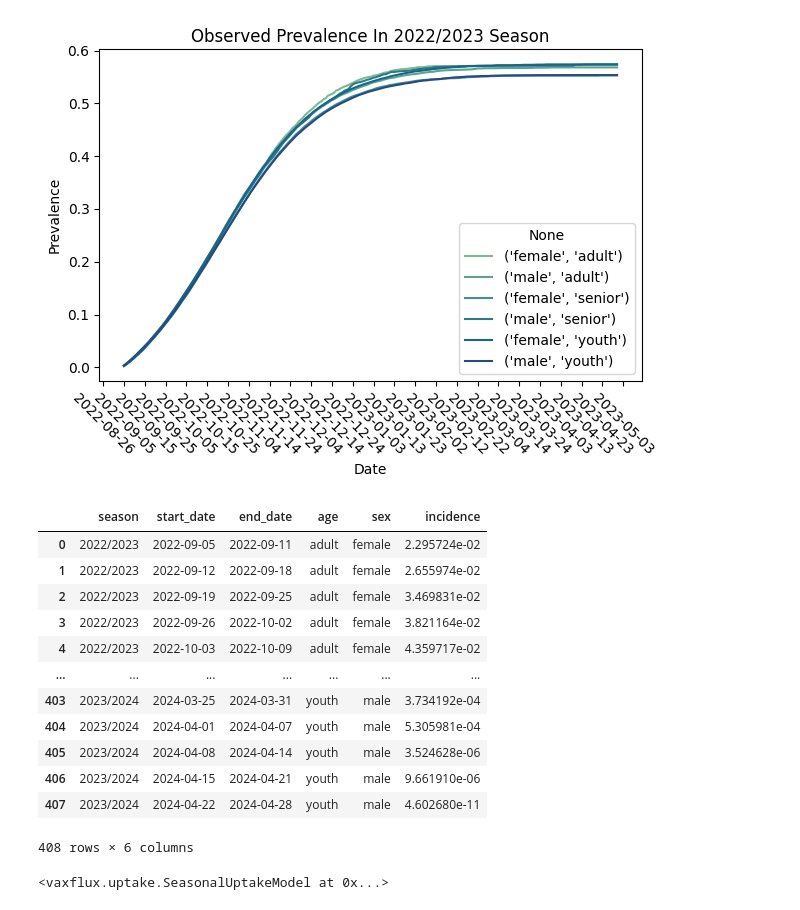
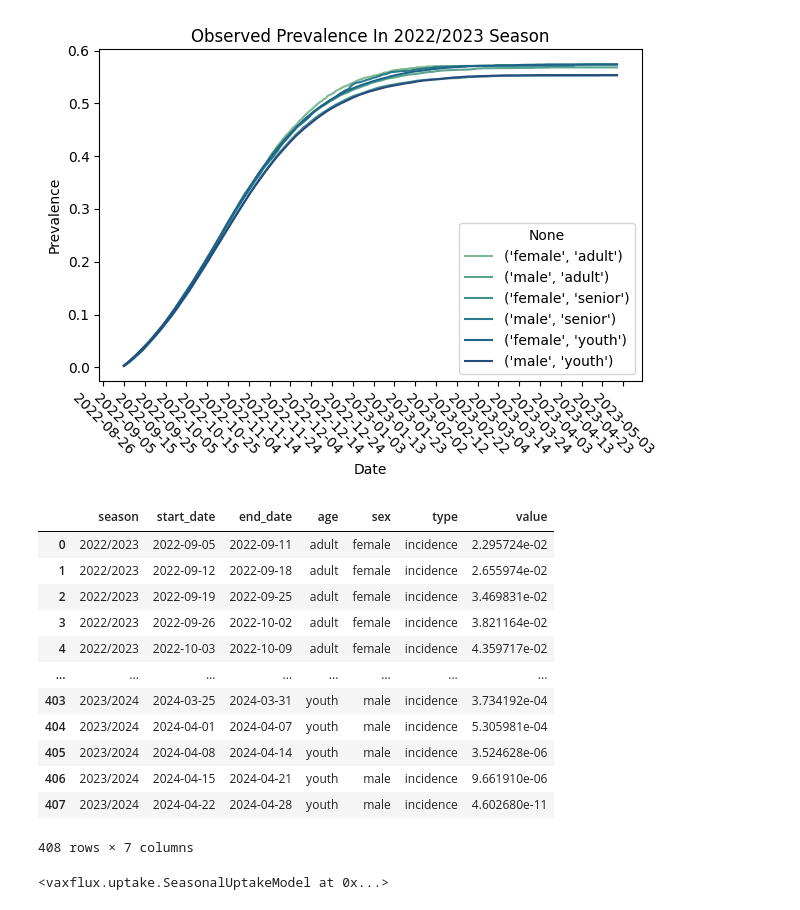
Before and after one commit to ACCIDDA/vaxflux, a Jupyter notebook: notebooks/uptake_model.ipynb, the cells around one changed output. Cells and saved outputs as stored; diff of their text form; code cells hidden in the pictures.

Commit message:
Update uptake demo for observation changes

```diff
--- a/notebooks/uptake_model.ipynb
+++ b/notebooks/uptake_model.ipynb
@@ -354,33 +354,34 @@ plt.show()
 # %%
 observations = incidence_df.copy()
 observations = observations.drop(columns=["prevalence"])
 observations = (
     observations.groupby(
         ["season", "age", "sex", pd.Grouper(key="date", freq="W-SUN")]
     )["incidence"]
     .sum()
     .reset_index()
 )
-observations = observations.rename(columns={"date": "end_date"})
+observations = observations.rename(columns={"date": "end_date", "incidence": "value"})
 observations["start_date"] = observations["end_date"] - pd.Timedelta(days=6)
+observations["type"] = "incidence"
 observations = observations[
-    ["season", "start_date", "end_date", "age", "sex", "incidence"]
+    ["season", "start_date", "end_date", "age", "sex", "type", "value"]
 ]
 observations
 # %% [output]
-|  | season | start_date | end_date | age | sex | incidence |
-| 0 | 2022/2023 | 2022-09-05 | 2022-09-11 | adult | female | 2.295724e-02 |
-| 1 | 2022/2023 | 2022-09-12 | 2022-09-18 | adult | female | 2.655974e-02 |
-| 2 | 2022/2023 | 2022-09-19 | 2022-09-25 | adult | female | 3.469831e-02 |
-| 3 | 2022/2023 | 2022-09-26 | 2022-10-02 | adult | female | 3.821164e-02 |
-| 4 | 2022/2023 | 2022-10-03 | 2022-10-09 | adult | female | 4.359717e-02 |
-| ... | ... | ... | ... | ... | ... | ... |
-| 403 | 2023/2024 | 2024-03-25 | 2024-03-31 | youth | male | 3.734192e-04 |
-| 404 | 2023/2024 | 2024-04-01 | 2024-04-07 | youth | male | 5.305981e-04 |
-| 405 | 2023/2024 | 2024-04-08 | 2024-04-14 | youth | male | 3.524628e-06 |
-| 406 | 2023/2024 | 2024-04-15 | 2024-04-21 | youth | male | 9.661910e-06 |
-| 407 | 2023/2024 | 2024-04-22 | 2024-04-28 | youth | male | 4.602680e-11 |
+|  | season | start_date | end_date | age | sex | type | value |
+| 0 | 2022/2023 | 2022-09-05 | 2022-09-11 | adult | female | incidence | 2.295724e-02 |
+| 1 | 2022/2023 | 2022-09-12 | 2022-09-18 | adult | female | incidence | 2.655974e-02 |
+| 2 | 2022/2023 | 2022-09-19 | 2022-09-25 | adult | female | incidence | 3.469831e-02 |
+| 3 | 2022/2023 | 2022-09-26 | 2022-10-02 | adult | female | incidence | 3.821164e-02 |
+| 4 | 2022/2023 | 2022-10-03 | 2022-10-09 | adult | female | incidence | 4.359717e-02 |
+| ... | ... | ... | ... | ... | ... | ... | ... |
+| 403 | 2023/2024 | 2024-03-25 | 2024-03-31 | youth | male | incidence | 3.734192e-04 |
+| 404 | 2023/2024 | 2024-04-01 | 2024-04-07 | youth | male | incidence | 5.305981e-04 |
+| 405 | 2023/2024 | 2024-04-08 | 2024-04-14 | youth | male | incidence | 3.524628e-06 |
+| 406 | 2023/2024 | 2024-04-15 | 2024-04-21 | youth | male | incidence | 9.661910e-06 |
+| 407 | 2023/2024 | 2024-04-22 | 2024-04-28 | youth | male | incidence | 4.602680e-11 |
-408 rows × 6 columns
+408 rows × 7 columns
 # %%
 observations_model = model.add_observations(observations)
 observations_model
```
